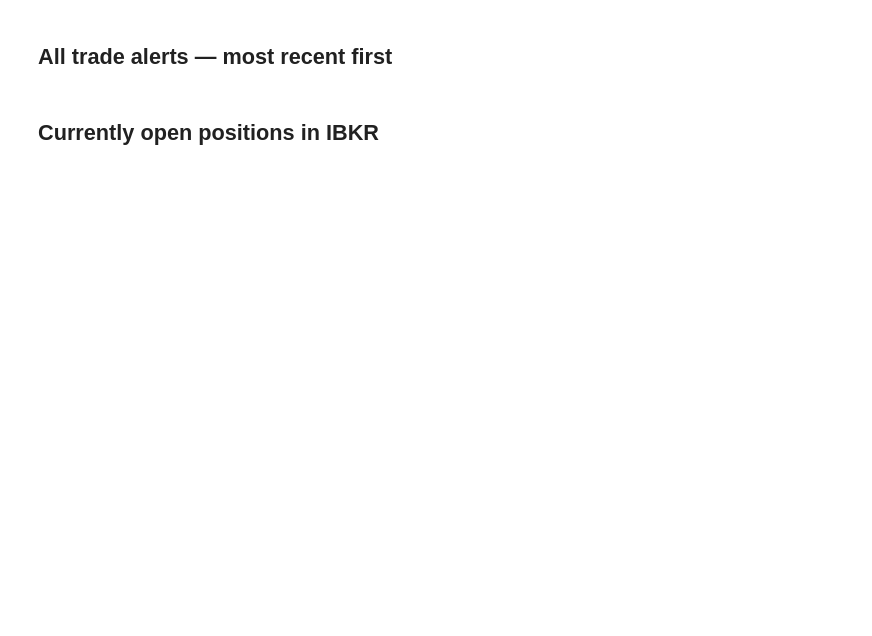
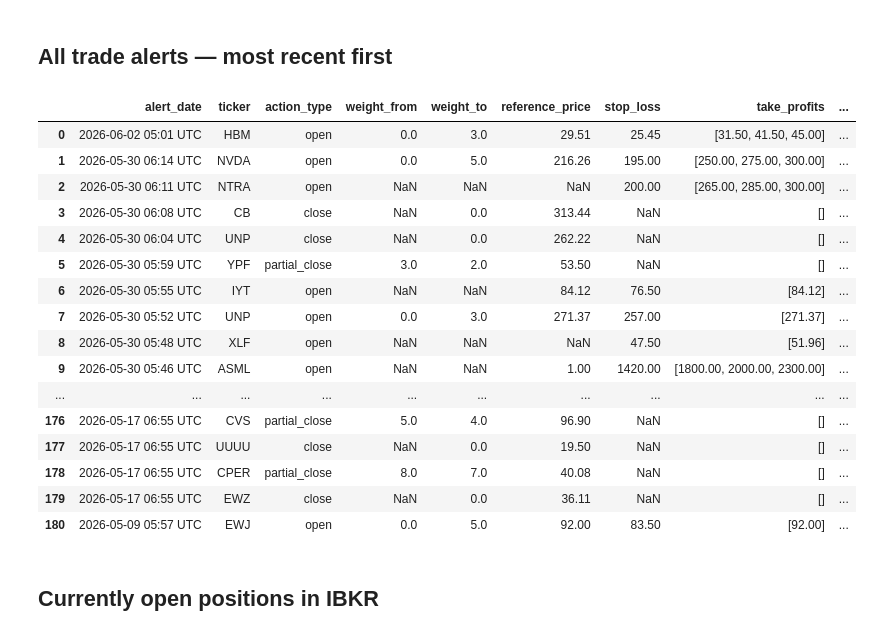
Before and after one commit to cd205/bravos, a Jupyter notebook: notebooks/trade-status-viewer.ipynb, the cells around one changed output. Saved outputs shown, nothing was run; the diff lists cells and outputs as text; code cells hidden in the pictures; blank space fills up the shorter version.

```diff
--- a/notebooks/trade-status-viewer.ipynb
+++ b/notebooks/trade-status-viewer.ipynb
@@ -93,13 +105,32 @@ df.head()
 # %%
 display_cols = [
     'alert_date', 'ticker', 'action_type', 'weight_from', 'weight_to',
-    'reference_price', 'confidence', 'order_status', 'fill_price',
+    'reference_price', 'stop_loss', 'take_profits', 'confidence',
+    'order_status', 'fill_price',
     'ibkr_position_status', 'ibkr_qty', 'ibkr_avg_cost', 'post_title'
 ]
 
 pd.set_option('display.max_colwidth', 60)
 pd.set_option('display.max_rows', 200)
 df[display_cols]
+# %% [output]
+|  | alert_date | ticker | action_type | weight_from | weight_to | reference_price | stop_loss | take_profits | ... |
+| 0 | 2026-06-02 05:01 UTC | HBM | open | 0.0 | 3.0 | 29.51 | 25.45 | [31.50, 41.50, 45.00] | ... |
+| 1 | 2026-05-30 06:14 UTC | NVDA | open | 0.0 | 5.0 | 216.26 | 195.00 | [250.00, 275.00, 300.00] | ... |
+| 2 | 2026-05-30 06:11 UTC | NTRA | open | NaN | NaN | NaN | 200.00 | [265.00, 285.00, 300.00] | ... |
+| 3 | 2026-05-30 06:08 UTC | CB | close | NaN | 0.0 | 313.44 | NaN | [] | ... |
+| 4 | 2026-05-30 06:04 UTC | UNP | close | NaN | 0.0 | 262.22 | NaN | [] | ... |
+| 5 | 2026-05-30 05:59 UTC | YPF | partial_close | 3.0 | 2.0 | 53.50 | NaN | [] | ... |
+| 6 | 2026-05-30 05:55 UTC | IYT | open | NaN | NaN | 84.12 | 76.50 | [84.12] | ... |
+| 7 | 2026-05-30 05:52 UTC | UNP | open | 0.0 | 3.0 | 271.37 | 257.00 | [271.37] | ... |
+| 8 | 2026-05-30 05:48 UTC | XLF | open | NaN | NaN | NaN | 47.50 | [51.96] | ... |
+| 9 | 2026-05-30 05:46 UTC | ASML | open | NaN | NaN | 1.00 | 1420.00 | [1800.00, 2000.00, 2300.00] | ... |
+| ... | ... | ... | ... | ... | ... | ... | ... | ... | ... |
+| 176 | 2026-05-17 06:55 UTC | CVS | partial_close | 5.0 | 4.0 | 96.90 | NaN | [] | ... |
+| 177 | 2026-05-17 06:55 UTC | UUUU | close | NaN | 0.0 | 19.50 | NaN | [] | ... |
+| 178 | 2026-05-17 06:55 UTC | CPER | partial_close | 8.0 | 7.0 | 40.08 | NaN | [] | ... |
+| 179 | 2026-05-17 06:55 UTC | EWZ | close | NaN | 0.0 | 36.11 | NaN | [] | ... |
+| 180 | 2026-05-09 05:57 UTC | EWJ | open | 0.0 | 5.0 | 92.00 | 83.50 | [92.00] | ... |
 # %% [markdown]
 ## Currently open positions in IBKR
 # %%
```
Also changed, not shown: parts of 5 cells of this notebook, 10 other files.
